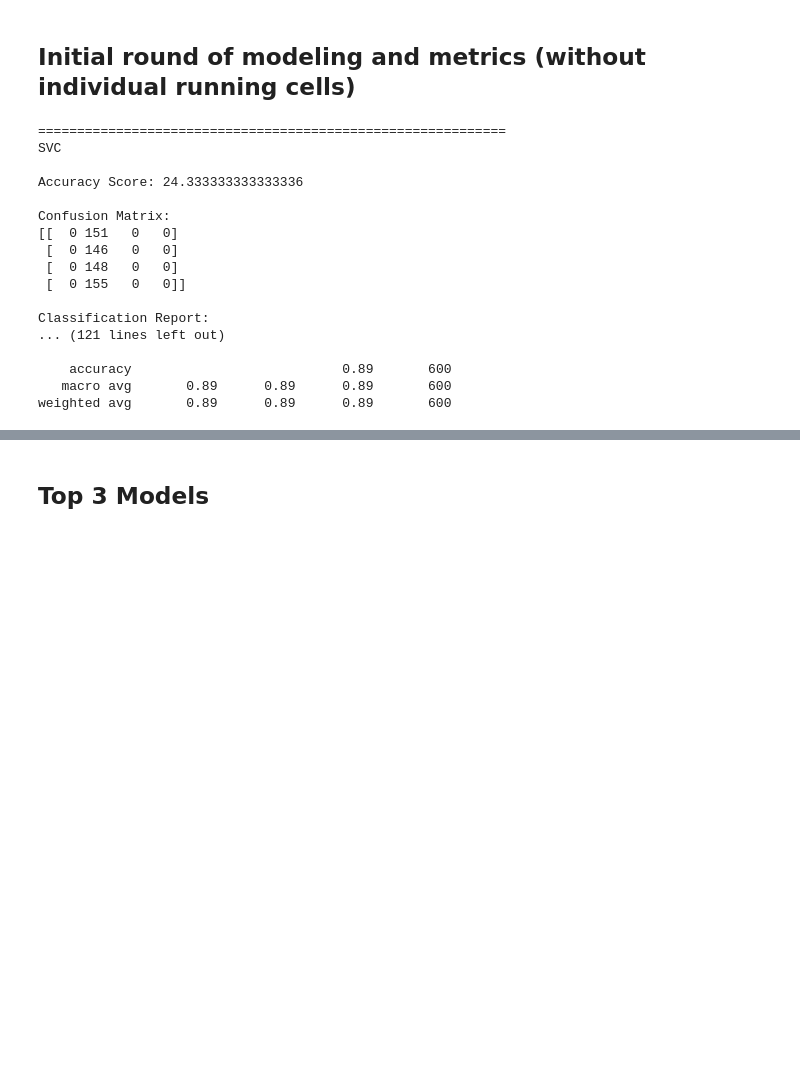
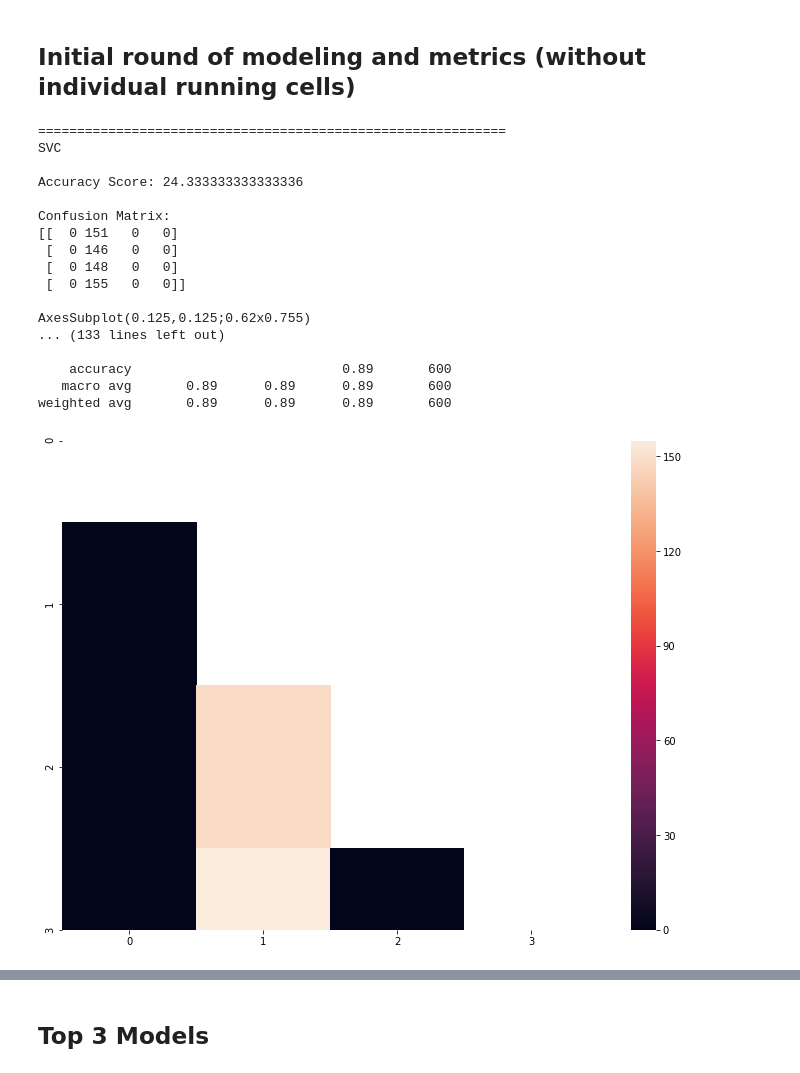
Before and after one commit to calvintirrell/smartphone_price_classification, a Jupyter notebook: jupyter notebooks/smartphone_pricing.ipynb, the cells around one changed output, grey strips where cells are left out. Cells and saved outputs as stored; diff of their text form; code cells hidden in the pictures; blank space fills up the shorter version.

```diff
--- a/jupyter notebooks/smartphone_pricing.ipynb
+++ b/jupyter notebooks/smartphone_pricing.ipynb
@@ -717,33 +717,46 @@ classifiers = [SVC(random_state = 42),
 
 for clfs in classifiers:
     clfs.fit(X_train, y_train)
     name = clfs.__class__.__name__
     y_pred = clfs.predict(X_test)
     print("=" * 60)
     print(name)
     print()
     print('Accuracy Score:', accuracy_score(y_test, y_pred) * 100)
     print()
     print('Confusion Matrix:')
-    print(confusion_matrix(y_test, y_pred))
+    conf_matrix = confusion_matrix(y_test, y_pred)
+    print(conf_matrix)
+    print()
+
+    # visuals of the confusion matrices shown as heatmaps
+    f, ax = plt.subplots(figsize = (12, 9))
+
+    mask = np.zeros_like(conf_matrix, dtype = np.bool)
+    mask[np.triu_indices_from(mask)] = True
+
+    heatmaps = sns.heatmap(conf_matrix, mask = mask)
+    print(heatmaps)
+
     print()
     print('Classification Report:')
     print(classification_report(y_test, y_pred))
 # %% [output]
 ============================================================
 SVC
 
 Accuracy Score: 24.333333333333336
 
 Confusion Matrix:
 [[  0 151   0   0]
  [  0 146   0   0]
  [  0 148   0   0]
  [  0 155   0   0]]
 
-Classification Report:
-... (121 lines left out)
+AxesSubplot(0.125,0.125;0.62x0.755)
+... (133 lines left out)
 
     accuracy                           0.89       600
    macro avg       0.89      0.89      0.89       600
 weighted avg       0.89      0.89      0.89       600
+[figure, added]
```
Also changed, not shown: parts of 8 cells of this notebook.
